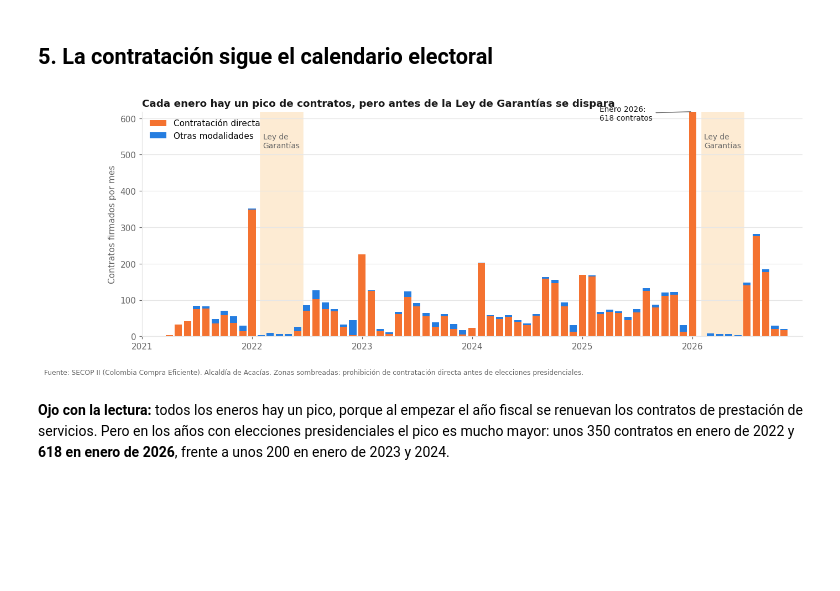
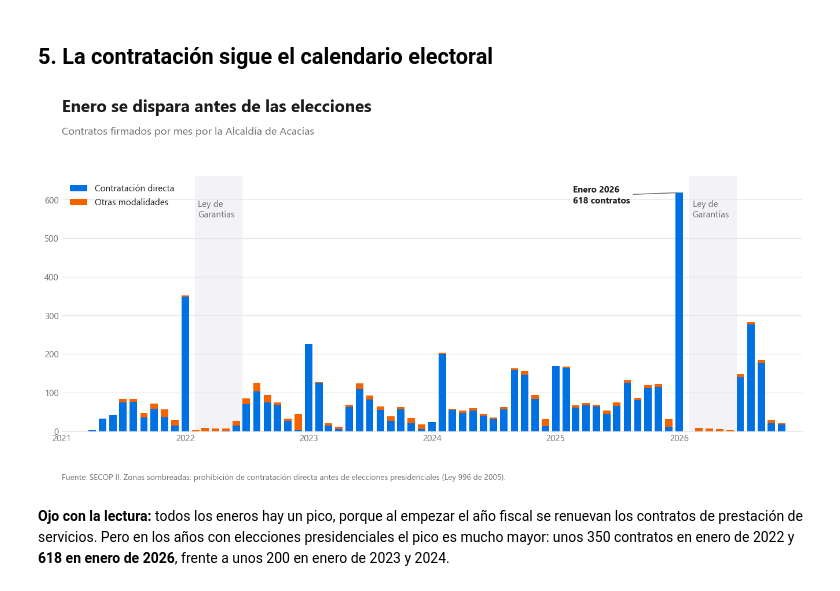
Before and after one commit to Hamashy/acacias-petroleo-regalias, a Jupyter notebook: notebooks/07_analisis_final.ipynb, the cells around one changed output. Cells and saved outputs as stored; diff of their text form; code cells hidden in the pictures; blank space fills up the shorter version.

```diff
--- a/notebooks/07_analisis_final.ipynb
+++ b/notebooks/07_analisis_final.ipynb
@@ -113,22 +227,3 @@ Total 2013-2025: generadas 8,351 mm, recibidas 430 mm -> $5.1 por cada $100
 **Hallazgo:** la alcaldía recibe entre **$2 y $9 por cada $100** de regalías que produce su petróleo. Desde 2021, con el nuevo régimen del SGR (Ley 2056 de 2020), la porción subió, pero sigue siendo menos de una décima parte.
 # %% [markdown]
 ## 3. ¿En qué se invirtió?
-# %%
-sect = pd.read_csv(DATA / "proyectos_sgr_por_sector.csv").set_index("sector")["valor_mm"].sort_values()
-nombres = {"Vivienda, Ciudad Y Territorio": "Vivienda, agua y alcantarillado",
-           "Tecnologías De La Información Y Las Comunicaciones": "TIC",
-           "Comercio, Industria Y Turismo": "Comercio y turismo",
-           "Ambiente Y Desarrollo Sostenible": "Ambiente"}
-sect.index = [nombres.get(s, s) for s in sect.index]
-
-fig, ax = plt.subplots(figsize=(10, 5))
-ax.barh(sect.index, sect.values, color=AZUL, height=0.6)
-ax.grid(axis="x"); ax.grid(axis="y", visible=False)
-ax.set_title(f"Vías y vivienda/agua se llevan casi 7 de cada 10 pesos de los proyectos con regalías")
-ax.set_xlabel(f"Miles de millones de pesos de {ANIO_BASE}")
-pct = 100 * sect / sect.sum()
-for i, (v, p) in enumerate(zip(sect.values, pct.values)):
-    ax.text(v + 3, i, f"{p:.0f}%", va="center", fontsize=9, color=TEXTO)
-fuente(fig, "Fuente: DNP-MapaInversiones. Proyectos SGR de la Alcaldía de Acacías terminados, en ejecución o viables.")
-guardar(fig, "03_inversion_por_sector.png")
-plt.show()
@@ -197,27 +343,32 @@ plt.show()
 # %%
 mensual = pd.read_csv(DATA / "secop_alcaldia_mensual.csv", parse_dates=["mes"]).set_index("mes").fillna(0)
 directa = mensual.get("Directa", 0)
 otras = mensual.drop(columns="Directa", errors="ignore").sum(axis=1)
 
-fig, ax = plt.subplots(figsize=(14, 4.8))
-for ini, fin in [("2022-01-29", "2022-06-19"), ("2026-01-31", "2026-06-21")]:
-    ax.axvspan(pd.Timestamp(ini), pd.Timestamp(fin), color="#fdebd3", zorder=0)
-    ax.text(pd.Timestamp(ini) + pd.Timedelta(days=8), 560, "Ley de\nGarantías", fontsize=9, color=TEXTO2, va="top")
-ax.bar(mensual.index, directa, width=24, color=NARANJA, label="Contratación directa")
-ax.bar(mensual.index, otras, bottom=directa, width=24, color=AZUL, label="Otras modalidades")
-ax.annotate("Enero 2026:\n618 contratos", (pd.Timestamp("2026-01-01"), 618), xytext=(-110, -10),
-            textcoords="offset points", fontsize=9, color=TEXTO, arrowprops=dict(arrowstyle="-", color=TEXTO2))
-ax.xaxis.set_major_locator(mdates.YearLocator())
-ax.xaxis.set_major_formatter(mdates.DateFormatter("%Y"))
-ax.set_xlim(pd.Timestamp("2021-01-01"), pd.Timestamp("2026-12-31"))
-ax.set_title("Cada enero hay un pico de contratos, pero antes de la Ley de Garantías se dispara")
-ax.set_ylabel("Contratos firmados por mes")
-ax.legend(loc="upper left")
-fuente(fig, "Fuente: SECOP II (Colombia Compra Eficiente). Alcaldía de Acacías. Zonas sombreadas: prohibición de contratación directa antes de elecciones presidenciales.")
-guardar(fig, "06_ley_de_garantias.png")
-plt.show()
+def dibujar_garantias(t):
+    fig, ax = plt.subplots(figsize=(15, 5.2))
+    for ini, fin in [("2022-01-29", "2022-06-19"), ("2026-01-31", "2026-06-21")]:
+        ax.axvspan(pd.Timestamp(ini), pd.Timestamp(fin), color=t["sombra"], zorder=0, lw=0)
+        ax.text(pd.Timestamp(ini) + pd.Timedelta(days=10), 600, "Ley de\nGarantías", fontsize=10,
+                color=t["texto2"], va="top")
+    ax.bar(mensual.index, directa, width=22, color=t["acacias"], label="Contratación directa")
+    ax.bar(mensual.index, otras, bottom=directa, width=22, color=t["meta"], label="Otras modalidades")
+    ax.annotate("Enero 2026\n618 contratos", (pd.Timestamp("2026-01-01"), 618), xytext=(-120, -12),
+                textcoords="offset points", fontsize=10, fontweight="bold", color=t["texto"],
+                arrowprops=dict(arrowstyle="-", color=t["texto2"], lw=1))
+    ax.xaxis.set_major_locator(mdates.YearLocator())
+    ax.xaxis.set_major_formatter(mdates.DateFormatter("%Y"))
+    ax.set_xlim(pd.Timestamp("2021-01-01"), pd.Timestamp("2026-12-31")); ax.set_ylim(0, 660)
+    ax.legend(loc="upper left", fontsize=10, labelcolor=t["texto"])
+    aplicar_tema(fig, ax, t)
+    encabezado(fig, "Enero se dispara antes de las elecciones",
+               "Contratos firmados por mes por la Alcaldía de Acacías", t)
+    pie(fig, "Fuente: SECOP II. Zonas sombreadas: prohibición de contratación directa antes de elecciones presidenciales (Ley 996 de 2005).", t)
+    return fig
+
+guardar_y_mostrar(dibujar_garantias, "06_ley_de_garantias")
 # %% [output]
-[figure, old version]
+[figure, new version]
 # %% [markdown]
 **Ojo con la lectura:** todos los eneros hay un pico, porque al empezar el año fiscal se renuevan los contratos de prestación de servicios. Pero en los años con elecciones presidenciales el pico es mucho mayor: unos 350 contratos en enero de 2022 y **618 en enero de 2026**, frente a unos 200 en enero de 2023 y 2024.
 # %% [markdown]
```
Also changed, not shown: parts of 19 cells of this notebook, 16 other files.
